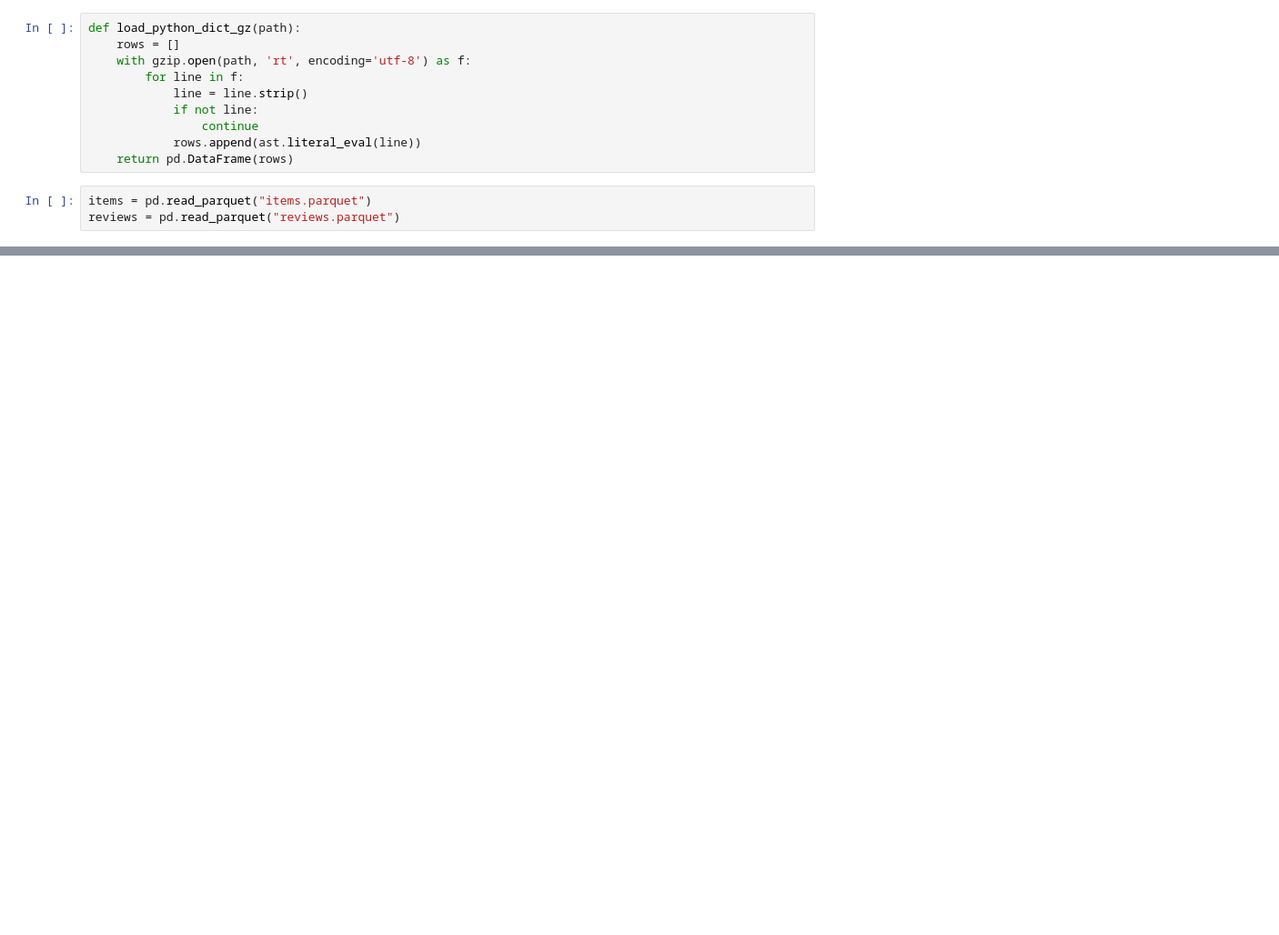
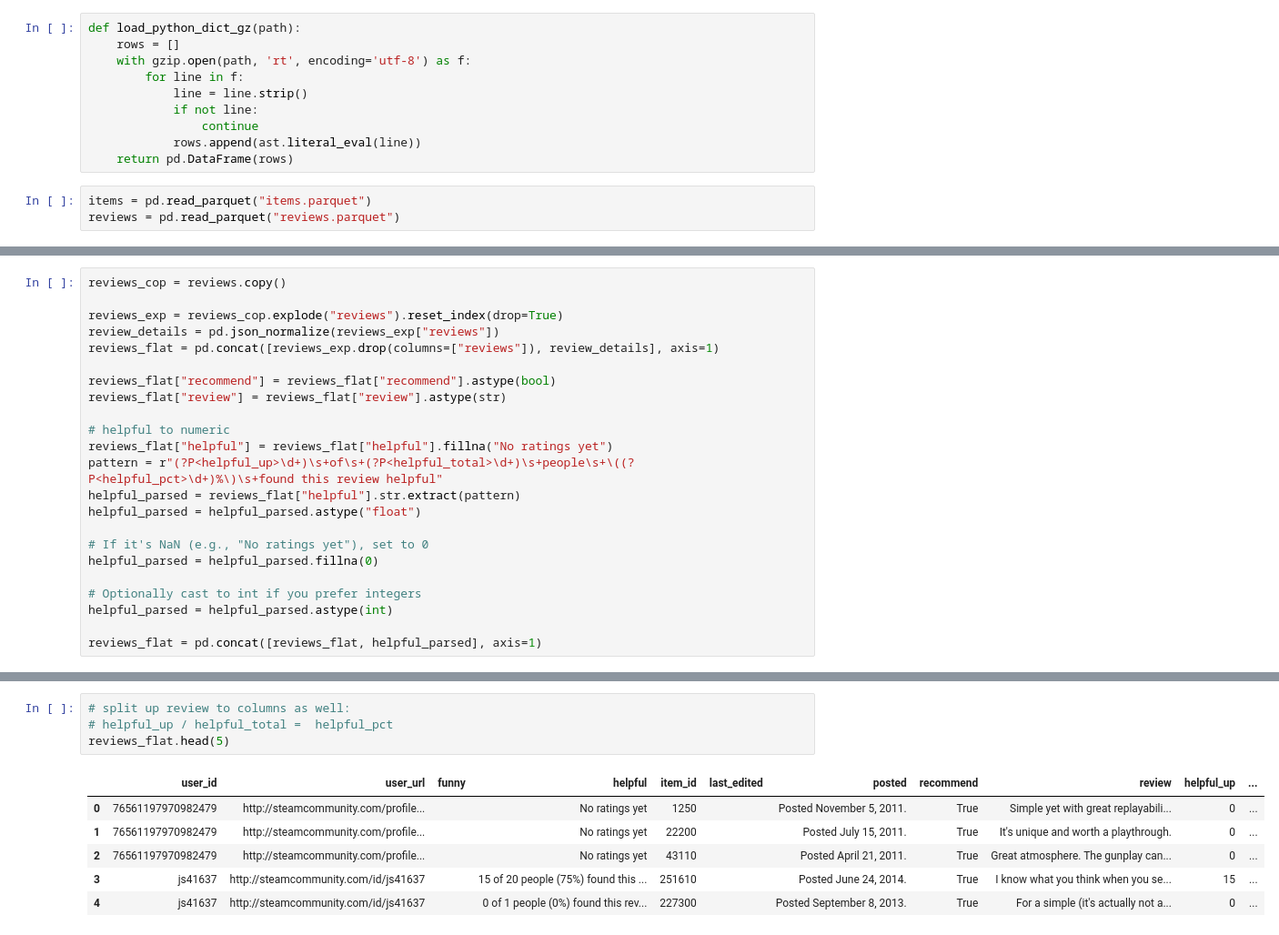
Before and after one commit to Kevin-Wu-12/CSE158-Assignment-2, a Jupyter notebook: analysis.ipynb, the cells around one changed output, grey strips where cells are left out. Shown at 91% size. Saved outputs shown, nothing was run; the diff lists cells and outputs as text; blank space fills up the shorter version.

Commit message:
df preprocessing
I checked around df and clean up for easier feature access when building predicting model

```diff
--- a/analysis.ipynb
+++ b/analysis.ipynb
@@ -37,0 +73,23 @@ items
+# %%
+reviews_cop = reviews.copy()
+
+reviews_exp = reviews_cop.explode("reviews").reset_index(drop=True)
+review_details = pd.json_normalize(reviews_exp["reviews"])
+reviews_flat = pd.concat([reviews_exp.drop(columns=["reviews"]), review_details], axis=1)
+
+reviews_flat["recommend"] = reviews_flat["recommend"].astype(bool)
+reviews_flat["review"] = reviews_flat["review"].astype(str)
+
+# helpful to numeric
+reviews_flat["helpful"] = reviews_flat["helpful"].fillna("No ratings yet")
+pattern = r"(?P<helpful_up>\d+)\s+of\s+(?P<helpful_total>\d+)\s+people\s+\((?P<helpful_pct>\d+)%\)\s+found this review helpful"
+helpful_parsed = reviews_flat["helpful"].str.extract(pattern)
+helpful_parsed = helpful_parsed.astype("float")
+
+# If it's NaN (e.g., "No ratings yet"), set to 0
+helpful_parsed = helpful_parsed.fillna(0)
+
+# Optionally cast to int if you prefer integers
+helpful_parsed = helpful_parsed.astype(int)
+
+reviews_flat = pd.concat([reviews_flat, helpful_parsed], axis=1)
@@ -37,0 +108,11 @@ items
+# %%
+# split up review to columns as well:
+# helpful_up / helpful_total =  helpful_pct
+reviews_flat.head(5)
+# %% [output]
+|  | user_id | user_url | funny | helpful | item_id | last_edited | posted | recommend | review | helpful_up | ... |
+| 0 | 76561197970982479 | http://steamcommunity.com/profile... |  | No ratings yet | 1250 |  | Posted November 5, 2011. | True | Simple yet with great replayabili... | 0 | ... |
+| 1 | 76561197970982479 | http://steamcommunity.com/profile... |  | No ratings yet | 22200 |  | Posted July 15, 2011. | True | It's unique and worth a playthrough. | 0 | ... |
+| 2 | 76561197970982479 | http://steamcommunity.com/profile... |  | No ratings yet | 43110 |  | Posted April 21, 2011. | True | Great atmosphere. The gunplay can... | 0 | ... |
+| 3 | js41637 | http://steamcommunity.com/id/js41637 |  | 15 of 20 people (75%) found this ... | 251610 |  | Posted June 24, 2014. | True | I know what you think when you se... | 15 | ... |
+| 4 | js41637 | http://steamcommunity.com/id/js41637 |  | 0 of 1 people (0%) found this rev... | 227300 |  | Posted September 8, 2013. | True | For a simple (it's actually not a... | 0 | ... |
```
Also changed, not shown: parts of 8 cells of this notebook.
